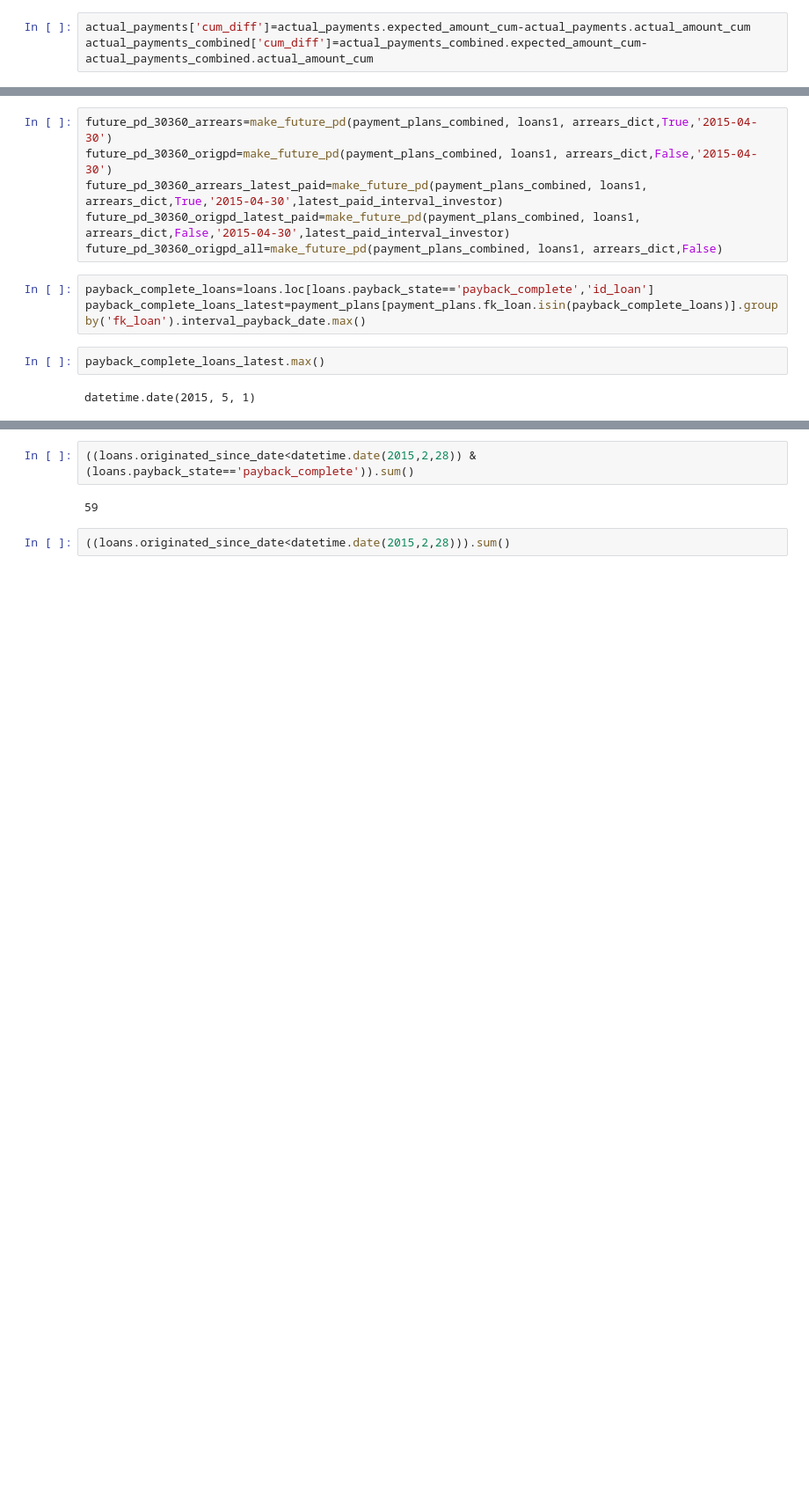
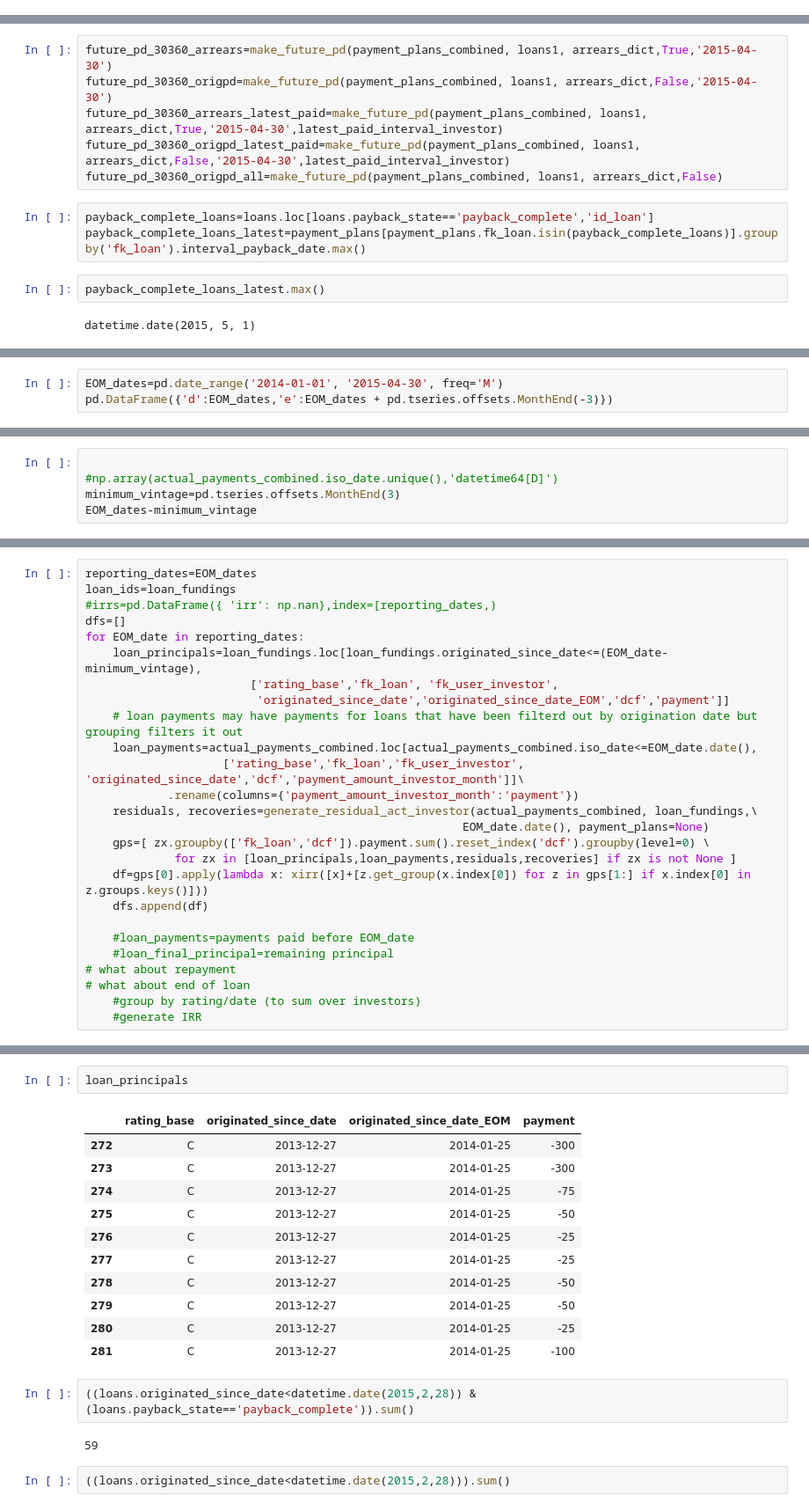
Before and after one commit to seanv507/IPython-Notebooks, a Jupyter notebook: returns01.ipynb, the cells around one changed output, grey strips where cells are left out. Shown at 88% size. Cells and saved outputs as stored; diff of their text form; blank space fills up the shorter version.

Commit message:
moved to splitting loan principal/repayments and residual to make easier iterating over dates

```diff
--- a/returns01.ipynb
+++ b/returns01.ipynb
@@ -834,3 +96,0 @@ array([ 20,  28,  51, 241,  65,  92, 264, 360, 135, 324, 334, 270,  37,
-# %%
-actual_payments['cum_diff']=actual_payments.expected_amount_cum-actual_payments.actual_amount_cum
-actual_payments_combined['cum_diff']=actual_payments_combined.expected_amount_cum-actual_payments_combined.actual_amount_cum
@@ -920,0 +139,3 @@ datetime.date(2015, 5, 1)
+# %%
+EOM_dates=pd.date_range('2014-01-01', '2015-04-30', freq='M')
+pd.DataFrame({'d':EOM_dates,'e':EOM_dates + pd.tseries.offsets.MonthEnd(-3)})
@@ -920,0 +160,5 @@ datetime.date(2015, 5, 1)
+# %%
+
+#np.array(actual_payments_combined.iso_date.unique(),'datetime64[D]')
+minimum_vintage=pd.tseries.offsets.MonthEnd(3)
+EOM_dates-minimum_vintage
@@ -920,0 +173,26 @@ datetime.date(2015, 5, 1)
+# %%
+reporting_dates=EOM_dates
+loan_ids=loan_fundings
+#irrs=pd.DataFrame({ 'irr': np.nan},index=[reporting_dates,)
+dfs=[]
+for EOM_date in reporting_dates:
+    loan_principals=loan_fundings.loc[loan_fundings.originated_since_date<=(EOM_date-minimum_vintage),
+                        ['rating_base','fk_loan', 'fk_user_investor',
+                         'originated_since_date','originated_since_date_EOM','dcf','payment']]
+    # loan payments may have payments for loans that have been filterd out by origination date but grouping filters it out
+    loan_payments=actual_payments_combined.loc[actual_payments_combined.iso_date<=EOM_date.date(),
+                    ['rating_base','fk_loan','fk_user_investor', 'originated_since_date','dcf','payment_amount_investor_month']]\
+            .rename(columns={'payment_amount_investor_month':'payment'})
+    residuals, recoveries=generate_residual_act_investor(actual_payments_combined, loan_fundings,\
+                                                       EOM_date.date(), payment_plans=None)
+    gps=[ zx.groupby(['fk_loan','dcf']).payment.sum().reset_index('dcf').groupby(level=0) \
+             for zx in [loan_principals,loan_payments,residuals,recoveries] if zx is not None ]
+    df=gps[0].apply(lambda x: xirr([x]+[z.get_group(x.index[0]) for z in gps[1:] if x.index[0] in z.groups.keys()]))
+    dfs.append(df)
+
+    #loan_payments=payments paid before EOM_date
+    #loan_final_principal=remaining principal
+# what about repayment
+# what about end of loan
+    #group by rating/date (to sum over investors)
+    #generate IRR
@@ -921,3 +348,17 @@ datetime.date(2015, 5, 1)
+# %%
+loan_principals
+# %% [output]
+|  | rating_base | originated_since_date | originated_since_date_EOM | payment |
+| 272 | C | 2013-12-27 | 2014-01-25 | -300 |
+| 273 | C | 2013-12-27 | 2014-01-25 | -300 |
+| 274 | C | 2013-12-27 | 2014-01-25 | -75 |
+| 275 | C | 2013-12-27 | 2014-01-25 | -50 |
+| 276 | C | 2013-12-27 | 2014-01-25 | -25 |
+| 277 | C | 2013-12-27 | 2014-01-25 | -25 |
+| 278 | C | 2013-12-27 | 2014-01-25 | -50 |
+| 279 | C | 2013-12-27 | 2014-01-25 | -50 |
+| 280 | C | 2013-12-27 | 2014-01-25 | -25 |
+| 281 | C | 2013-12-27 | 2014-01-25 | -100 |
 # %%
 ((loans.originated_since_date<datetime.date(2015,2,28)) & (loans.payback_state=='payback_complete')).sum()
 # %% [output]
```
Also changed, not shown: parts of 86 cells of this notebook.
